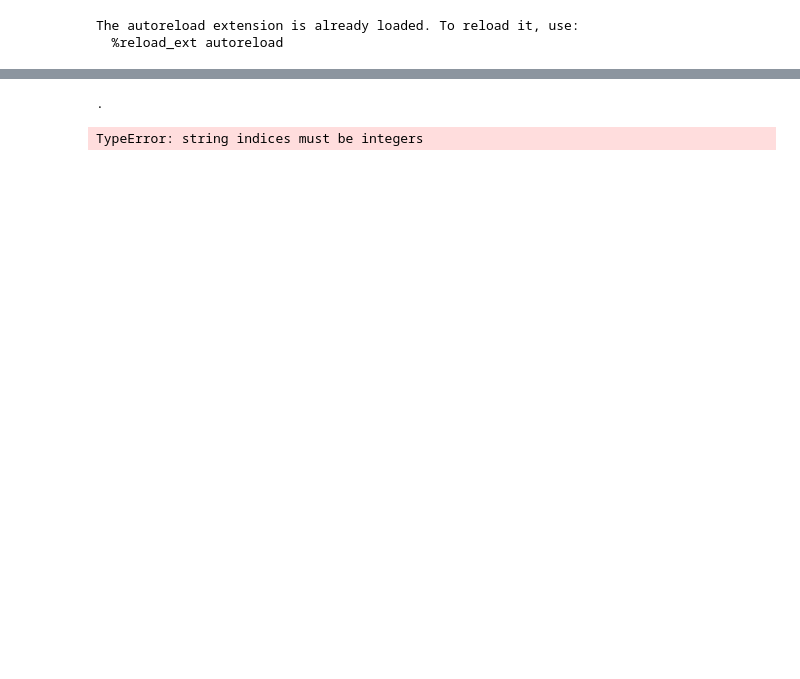
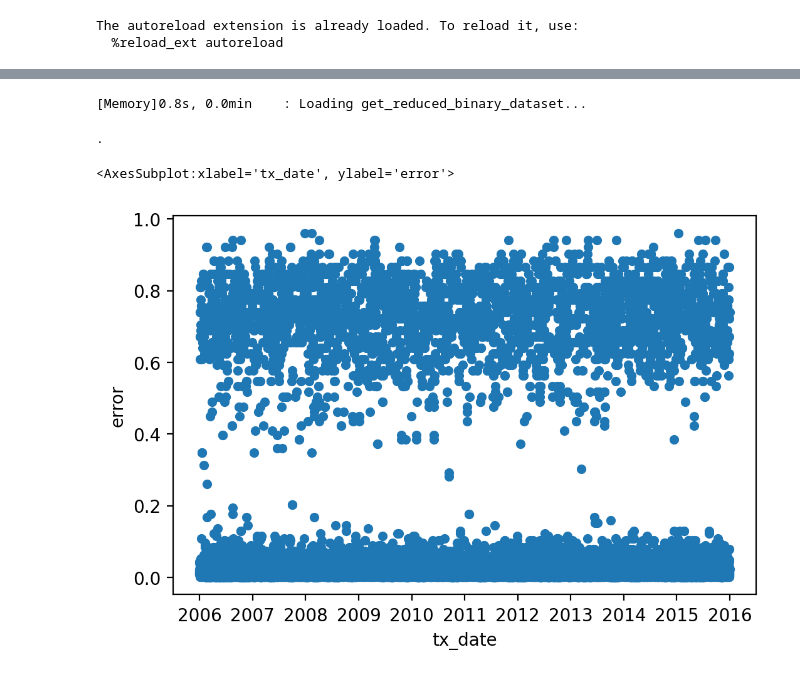
Before and after one commit to HCVE/unos-ml, a Jupyter notebook: notebooks/heart_transplant/heart_transplant_distance.ipynb, the cells around one changed output, grey strips where cells are left out. Drawn from its saved outputs; the diff is of its cells as text; code cells hidden in the pictures; blank space fills up the shorter version.

Commit message:
Final base results

```diff
--- a/notebooks/heart_transplant/heart_transplant_distance.ipynb
+++ b/notebooks/heart_transplant/heart_transplant_distance.ipynb
@@ -46,3 +53,21 @@ X_365, y_365, dataset_raw = get_reduced_binary_dataset_cached()
+# %%
+
+def preprocess(_X: DataFrame, _y: Series, _dataset_raw: DataFrame) -> Tuple[DataFrame, Series, DataFrame]:
+    _X_sorted = _X\
+        .assign(tx_year=_dataset_raw.loc[_X.index]['tx_year'])\
+        .sort_values(by='tx_year')
+
+    _X_sorted = _X_sorted\
+        .drop(_X_sorted[_X_sorted['tx_year'] > 2015].index)\
+        .drop(columns='tx_year')
+
+    _y_sorted = _y.loc[_X_sorted.index]
+
+    return _X_sorted, _y_sorted, _dataset_raw
+
+X_365, y_365, dataset_raw = preprocess(*get_reduced_binary_dataset_cached())
+# %% [output]
+[Memory]0.8s, 0.0min    : Loading get_reduced_binary_dataset...
 # %%
 pipeline = get_random_forest_pipeline(X_365, y_365)
 # %%
@@ -58,6 +83,4 @@ results = evaluate_method_on_sets(
 # %% [output]
 .
 # %%
-cv_results = get_cv_results_from_simple_cv_evaluation(results)
+cv_results: List[ModelCVResult] = get_cv_results_from_simple_cv_evaluation([results])
-# %% [output]
-TypeError: string indices must be integers
@@ -65,0 +87,18 @@ cv_results
+# %%
+results_joined: ModelResult = join_repeats_and_folds_cv_results(cv_results)
+# %%
+tx_date = pandas.to_datetime(dataset_raw['tx_date'])
+# %%
+y_score: Series = get_1_class_y_score(results_joined['y_test_score'])
+y_true_for_score = y_365.loc[y_score.index]
+distance_data = DataFrame(dict(
+    error=(y_true_for_score-y_score)**2,
+    tx_year=tx_date.loc[y_score.index],
+    tx_date=tx_date.loc[y_score.index],
+    y_score=y_score
+))
+# %%
+distance_data.plot.scatter(x='tx_date', y='error')
+# %% [output]
+<AxesSubplot:xlabel='tx_date', ylabel='error'>
+[figure, added]
```
Also changed, not shown: parts of 10 cells of this notebook, 4 other files.
